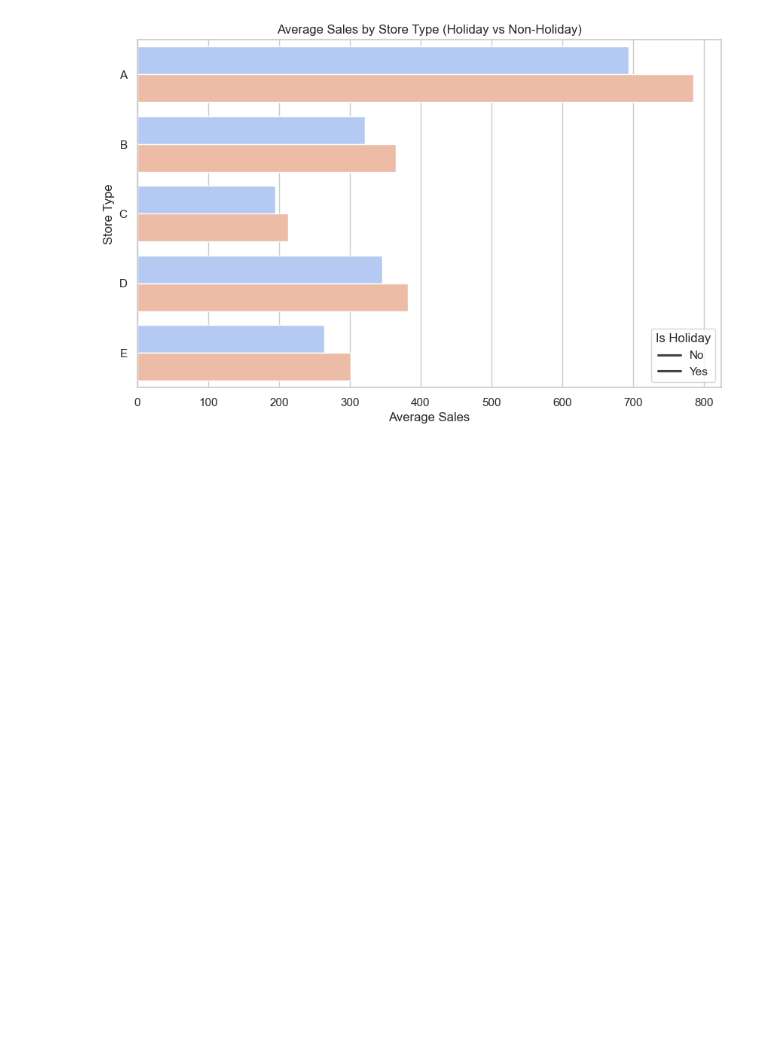
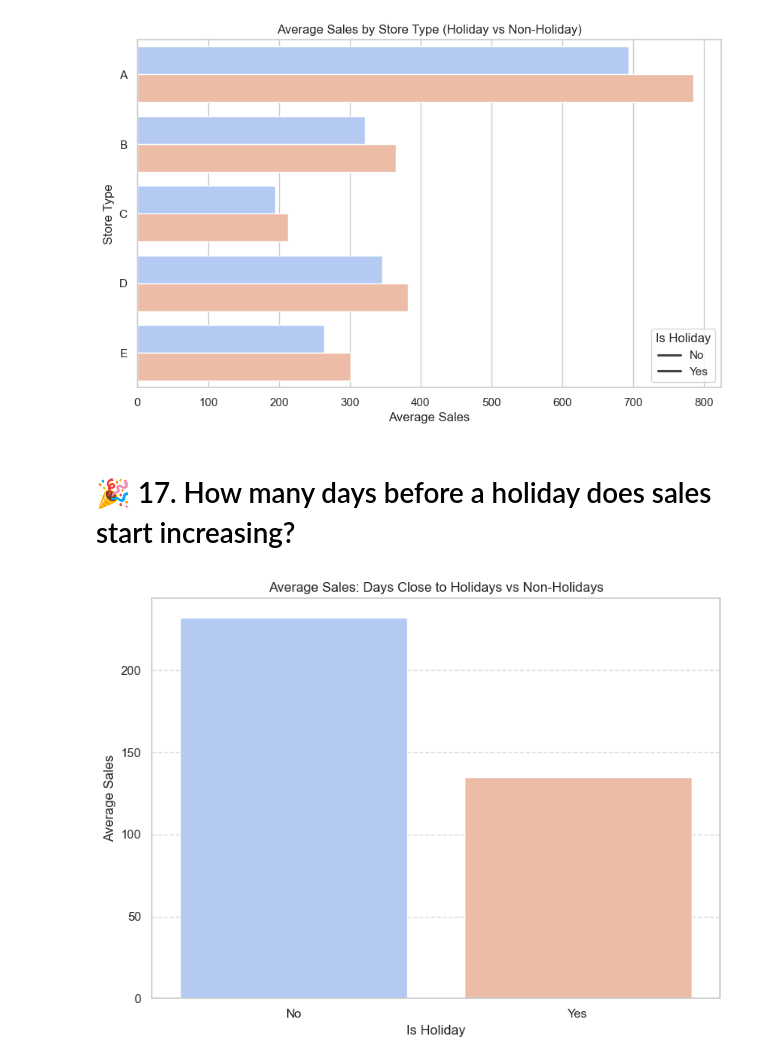
Before and after one commit to Seif-Eldin-Omar/sales-forecasting-optimization, a Jupyter notebook: notebooks/visualization_demo.ipynb, the cells around one changed output. Drawn from its saved outputs; the diff is of its cells as text; code cells hidden in the pictures; blank space fills up the shorter version.

Commit message:
Adding Another Visualization

```diff
--- a/notebooks/visualization_demo.ipynb
+++ b/notebooks/visualization_demo.ipynb
@@ -691,3 +689,21 @@ plt.legend(title='Is Holiday', labels=['No', 'Yes'])
 plt.show()
 # %% [output]
 [figure]
+# %% [markdown]
+# 🎉 17. How many days before a holiday does sales start increasing?
+# %%
+df['days_to_holiday'] = (df['date'] - df['date'].min()).dt.days
+
+sales_increase_before_holiday = df[df['days_to_holiday'] < 7].groupby('is_holiday')['sales'].mean().reset_index()
+
+plt.figure(figsize=(8, 6))
+sns.barplot(data=sales_increase_before_holiday, x='is_holiday', y='sales', palette='coolwarm')
+plt.title('Average Sales: Days Close to Holidays vs Non-Holidays')
+plt.xlabel('Is Holiday')
+plt.ylabel('Average Sales')
+plt.xticks([0, 1], ['No', 'Yes'])
+plt.grid(axis='y', linestyle='--', alpha=0.7)
+plt.tight_layout()
+plt.show()
+# %% [output]
+[figure, added]
```
Also changed, not shown: parts of 1 cell of this notebook, 1 other file.
